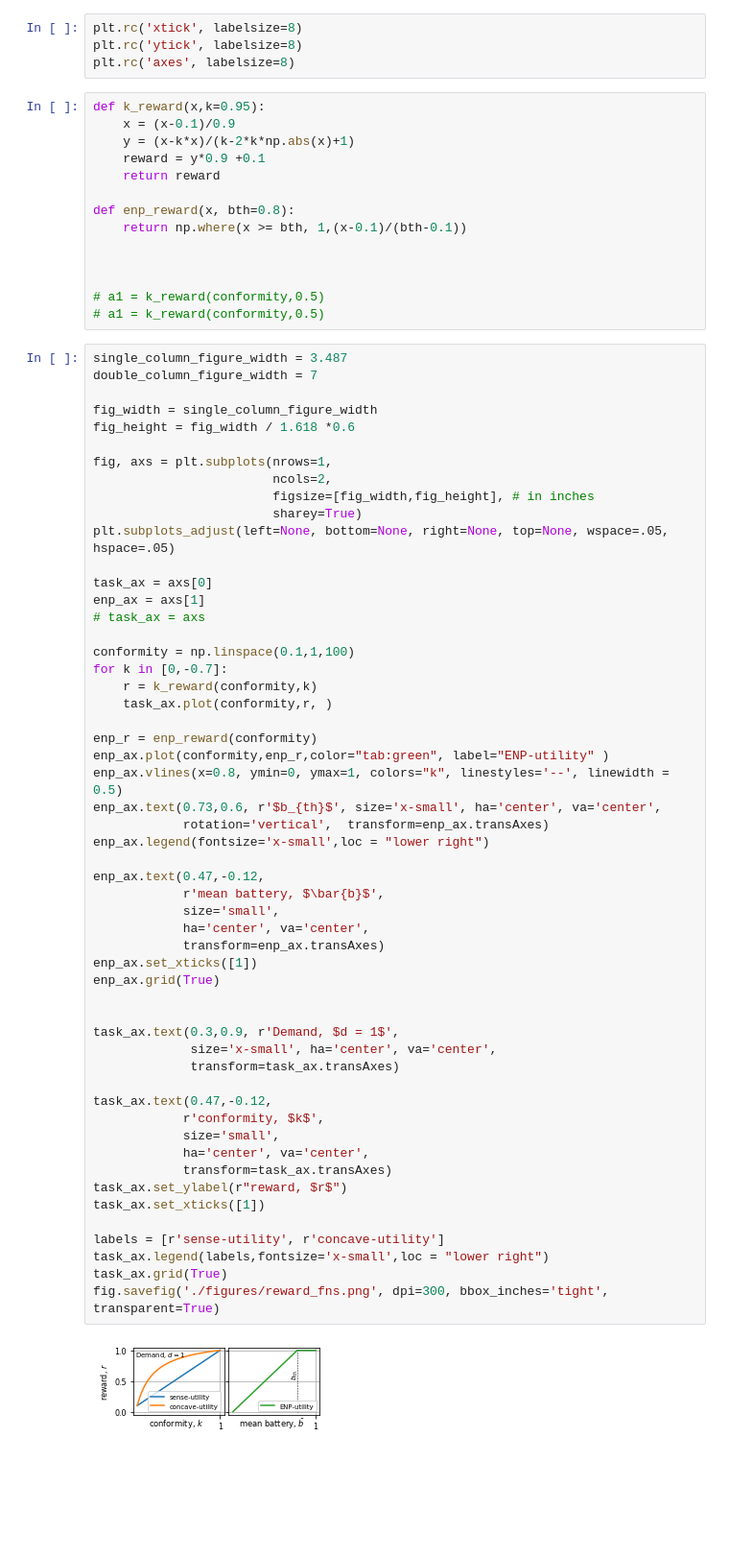
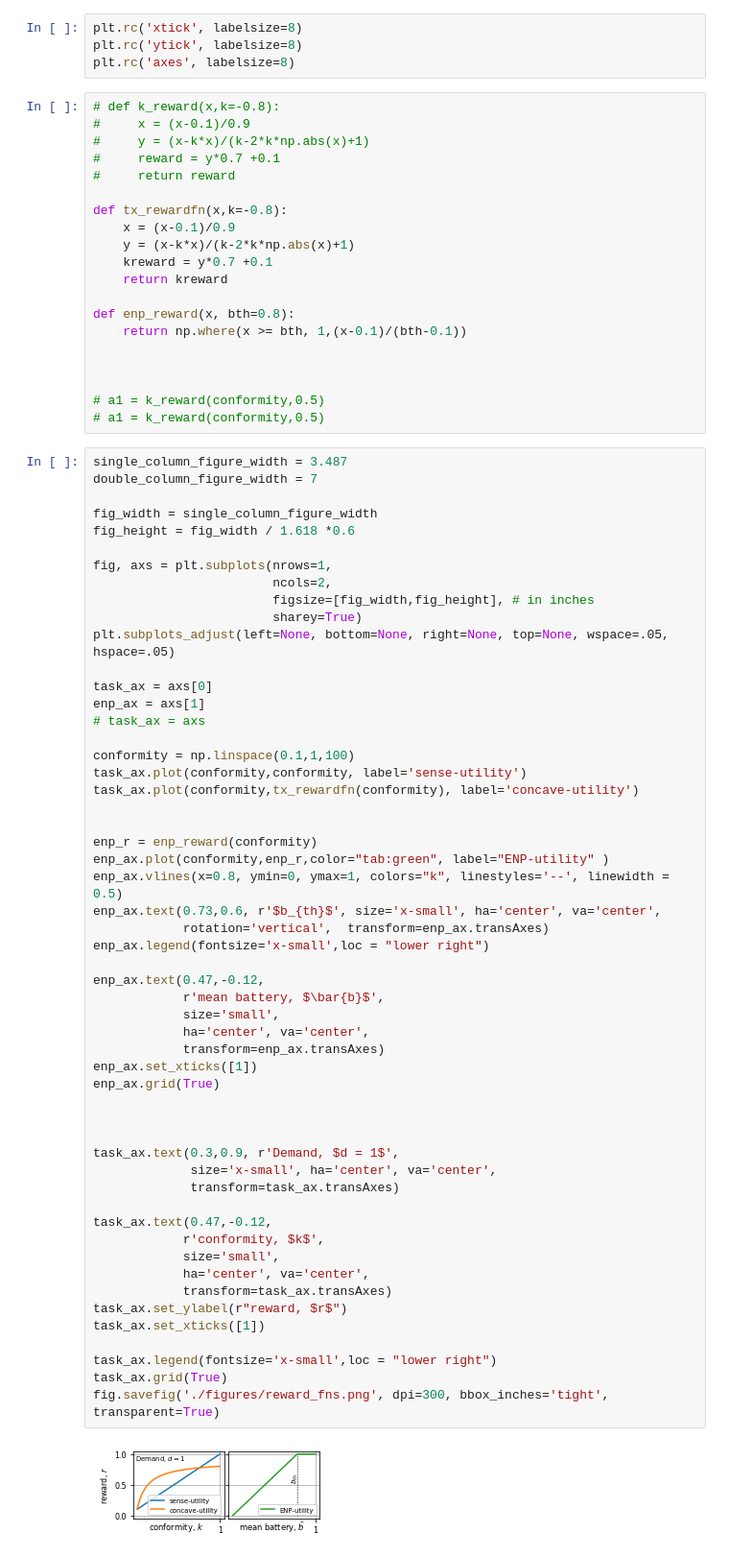
Before and after one commit to shaswot/eno_morl, a Jupyter notebook: reward_functions.ipynb, the cells around one changed output. Shown at 96% size. Drawn from its saved outputs; the diff is of its cells as text; blank space fills up the shorter version.

```diff
--- a/reward_functions.ipynb
+++ b/reward_functions.ipynb
@@ -6,11 +6,17 @@ plt.rc('xtick', labelsize=8)
 plt.rc('ytick', labelsize=8)
 plt.rc('axes', labelsize=8)
 # %%
-def k_reward(x,k=0.95):
+# def k_reward(x,k=-0.8):
+#     x = (x-0.1)/0.9
+#     y = (x-k*x)/(k-2*k*np.abs(x)+1)
+#     reward = y*0.7 +0.1
+#     return reward
+
+def tx_rewardfn(x,k=-0.8):
     x = (x-0.1)/0.9
     y = (x-k*x)/(k-2*k*np.abs(x)+1)
-    reward = y*0.9 +0.1
-    return reward
+    kreward = y*0.7 +0.1
+    return kreward
 
 def enp_reward(x, bth=0.8):
     return np.where(x >= bth, 1,(x-0.1)/(bth-0.1))
@@ -37,41 +43,41 @@ enp_ax = axs[1]
 # task_ax = axs
 
 conformity = np.linspace(0.1,1,100)
-for k in [0,-0.7]:
-    r = k_reward(conformity,k)
-    task_ax.plot(conformity,r, )
+task_ax.plot(conformity,conformity, label='sense-utility')
+task_ax.plot(conformity,tx_rewardfn(conformity), label='concave-utility')
+
 
 enp_r = enp_reward(conformity)
 enp_ax.plot(conformity,enp_r,color="tab:green", label="ENP-utility" )
 enp_ax.vlines(x=0.8, ymin=0, ymax=1, colors="k", linestyles='--', linewidth = 0.5)
 enp_ax.text(0.73,0.6, r'$b_{th}$', size='x-small', ha='center', va='center',
             rotation='vertical',  transform=enp_ax.transAxes)
 enp_ax.legend(fontsize='x-small',loc = "lower right")
 
 enp_ax.text(0.47,-0.12,
             r'mean battery, $\bar{b}$',
             size='small',
             ha='center', va='center',
             transform=enp_ax.transAxes)
 enp_ax.set_xticks([1])
 enp_ax.grid(True)
 
 
+
 task_ax.text(0.3,0.9, r'Demand, $d = 1$',
              size='x-small', ha='center', va='center',
              transform=task_ax.transAxes)
 
 task_ax.text(0.47,-0.12,
             r'conformity, $k$',
             size='small',
             ha='center', va='center',
             transform=task_ax.transAxes)
 task_ax.set_ylabel(r"reward, $r$")
 task_ax.set_xticks([1])
 
-labels = [r'sense-utility', r'concave-utility']
-task_ax.legend(labels,fontsize='x-small',loc = "lower right")
+task_ax.legend(fontsize='x-small',loc = "lower right")
 task_ax.grid(True)
 fig.savefig('./figures/reward_fns.png', dpi=300, bbox_inches='tight', transparent=True)
 # %% [output]
-[figure, old version]
+[figure, new version]
```
Also changed, not shown: 2 other files.
